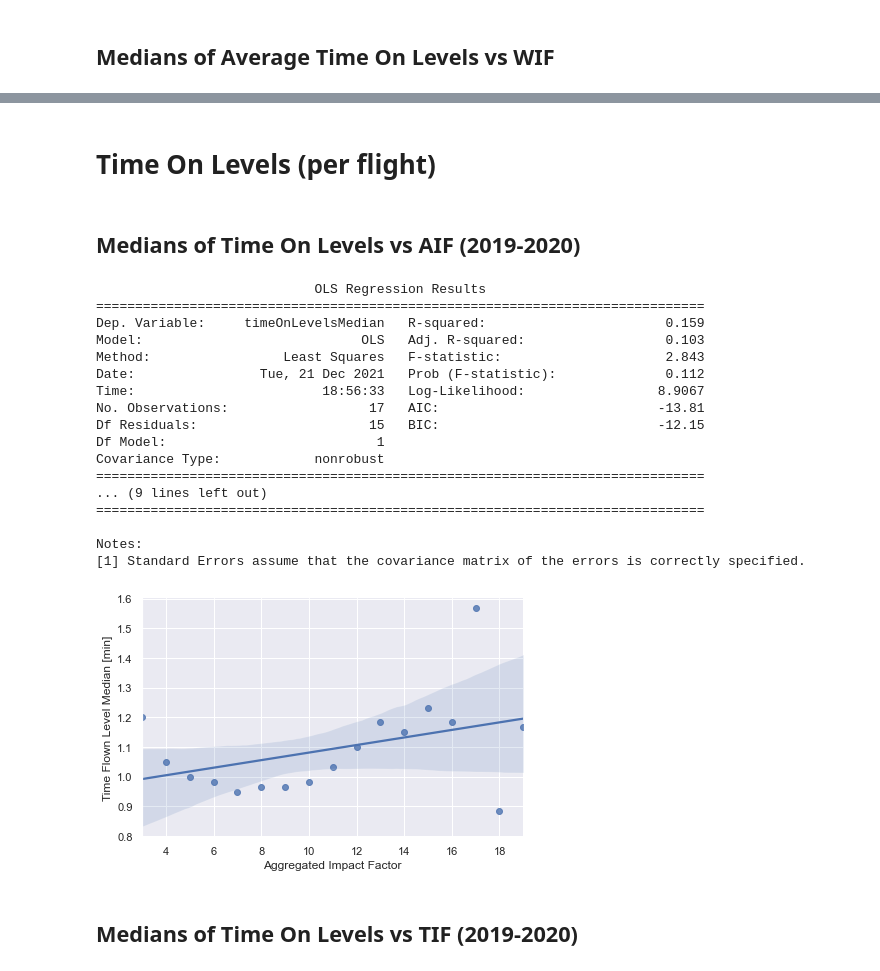
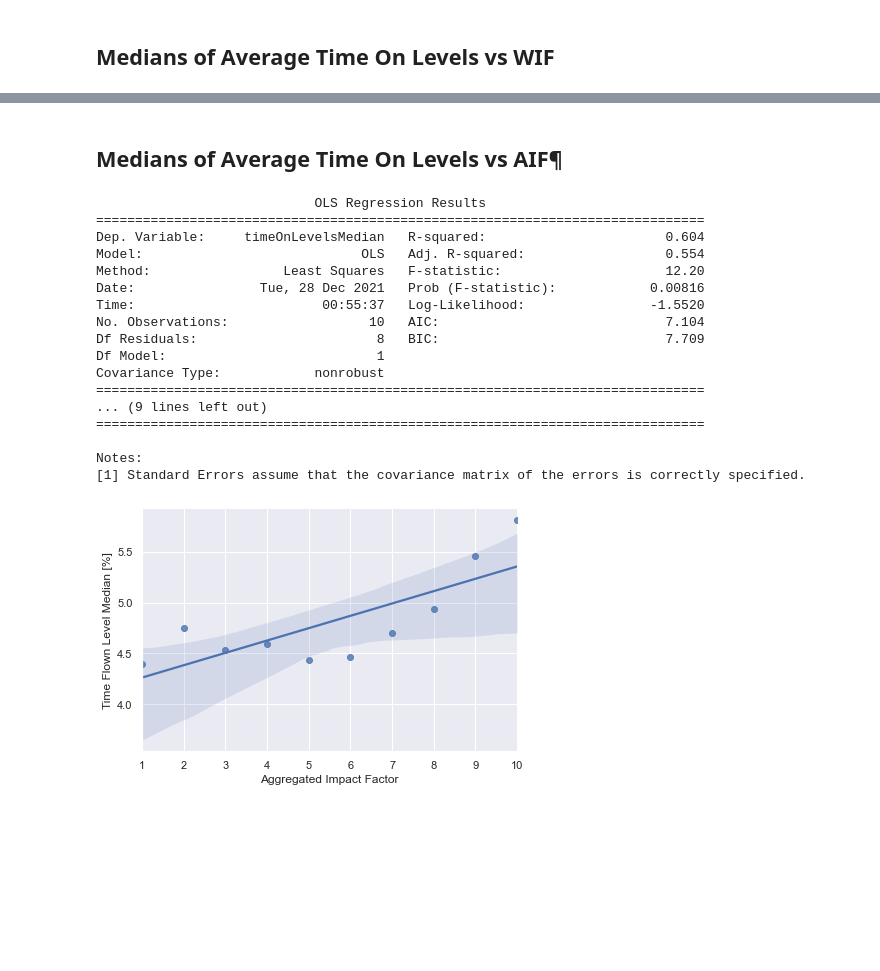
Before and after one commit to anlemett/FlightEfficiencyJournal, a Jupyter notebook: Jupyter/Regression/vertical_PIs_medians_vs_impact_factors.ipynb, the cells around one changed output, grey strips where cells are left out. Cells and saved outputs as stored; diff of their text form; code cells hidden in the pictures; blank space fills up the shorter version.

```diff
--- a/Jupyter/Regression/vertical_PIs_medians_vs_impact_factors.ipynb
+++ b/Jupyter/Regression/vertical_PIs_medians_vs_impact_factors.ipynb
@@ -250,63 +159,56 @@ Notes:
 # %% [markdown]
-# Time On Levels (per flight)
+## Medians of Average Time On Levels vs AIF¶
-# %% [markdown]
-## Medians of Time On Levels vs AIF (2019-2020)
 # %%
-df = metrics_AIF_vertical_PIs_by_flight_df.copy()
-df = df[df['timeOnLevels']>0]
-
-# remove time on levels outliers
-p1 = df["timeOnLevels"].quantile(0.05)
-p2 = df["timeOnLevels"].quantile(0.95)
-df = df.loc[(df['timeOnLevels'] > p1) & (df['timeOnLevels'] < p2) ]
-
-median_df = pd.DataFrame(columns=['AIF', 'timeOnLevelsMedian'])
+df = metrics_AIF_vertical_PIs_by_hour_df.copy()
+df = df[df['numberOfFlights']>0]
+p1 = df["timeOnLevelsPercentMean"].quantile(0.05)
+p2 = df["timeOnLevelsPercentMean"].quantile(0.95)
+df = df.loc[(df['timeOnLevelsPercentMean'] > p1) & (df['timeOnLevelsPercentMean'] < p2) ]
 
 df.set_index(['AIF'], inplace=True)
 df.sort_index(inplace=True)
 
+median_df = pd.DataFrame(columns=['AIF', 'timeOnLevelsMedian'])
+
 for idx, group in df.groupby(level='AIF'):
 
-    idx_df = df.loc[idx]['timeOnLevels']
+    idx_df = group['timeOnLevelsPercentMean']
 
-    if idx_df.any():
-        idx_median = np.median(idx_df)
-        median_df = median_df.append({'AIF': idx, 'timeOnLevelsMedian': idx_median}, ignore_index=True)
-#print(median_df.head())
+    idx_median = np.median(idx_df)
+    median_df = median_df.append({'AIF': idx, 'timeOnLevelsMedian': idx_median}, ignore_index=True)
 
 sns.set(rc={'figure.figsize':(1,1)})
 
 sns.lmplot(x='AIF',y='timeOnLevelsMedian',data=median_df,fit_reg=True, height=4, aspect=3/2);
 plt.xlabel('Aggregated Impact Factor')
-plt.ylabel('Time Flown Level Median [min]')
-
+plt.ylabel('Time Flown Level Median [%]')
 
 #statsmodel:
 X_df = median_df[['AIF']]
 y_df = median_df[['timeOnLevelsMedian']]
 
 X2 = sm.add_constant(X_df.values)
 est = sm.OLS(y_df, X2)
 est2 = est.fit()
 print(est2.summary())
+# with outliers - ESGG:  ESSA:
+# without outliers - ESGG: 0 ESSA:
 # %% [output]
                             OLS Regression Results
 ==============================================================================
-Dep. Variable:     timeOnLevelsMedian   R-squared:                       0.159
-Model:                            OLS   Adj. R-squared:                  0.103
-Method:                 Least Squares   F-statistic:                     2.843
-Date:                Tue, 21 Dec 2021   Prob (F-statistic):              0.112
-Time:                        18:56:33   Log-Likelihood:                 8.9067
-No. Observations:                  17   AIC:                            -13.81
-Df Residuals:                      15   BIC:                            -12.15
+Dep. Variable:     timeOnLevelsMedian   R-squared:                       0.604
+Model:                            OLS   Adj. R-squared:                  0.554
+Method:                 Least Squares   F-statistic:                     12.20
+Date:                Tue, 28 Dec 2021   Prob (F-statistic):            0.00816
+Time:                        00:55:37   Log-Likelihood:                -1.5520
+No. Observations:                  10   AIC:                             7.104
+Df Residuals:                       8   BIC:                             7.709
 Df Model:                           1
 Covariance Type:            nonrobust
 ==============================================================================
 ... (9 lines left out)
 ==============================================================================
 
 Notes:
 [1] Standard Errors assume that the covariance matrix of the errors is correctly specified.
-[figure, old version]
+[figure, new version]
-# %% [markdown]
-## Medians of Time On Levels vs TIF (2019-2020)
```
Also changed, not shown: parts of 8 cells of this notebook, 26 other files.
